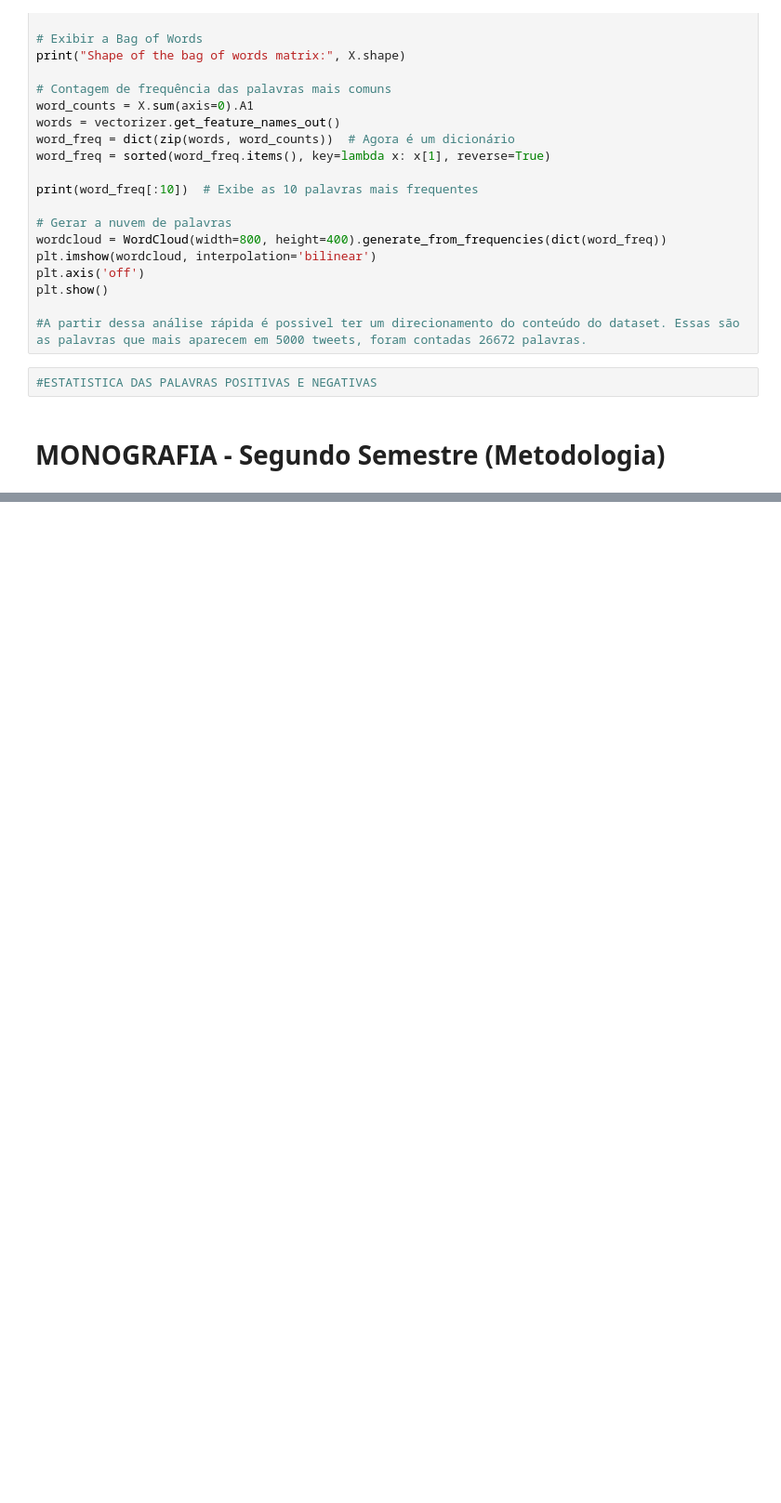
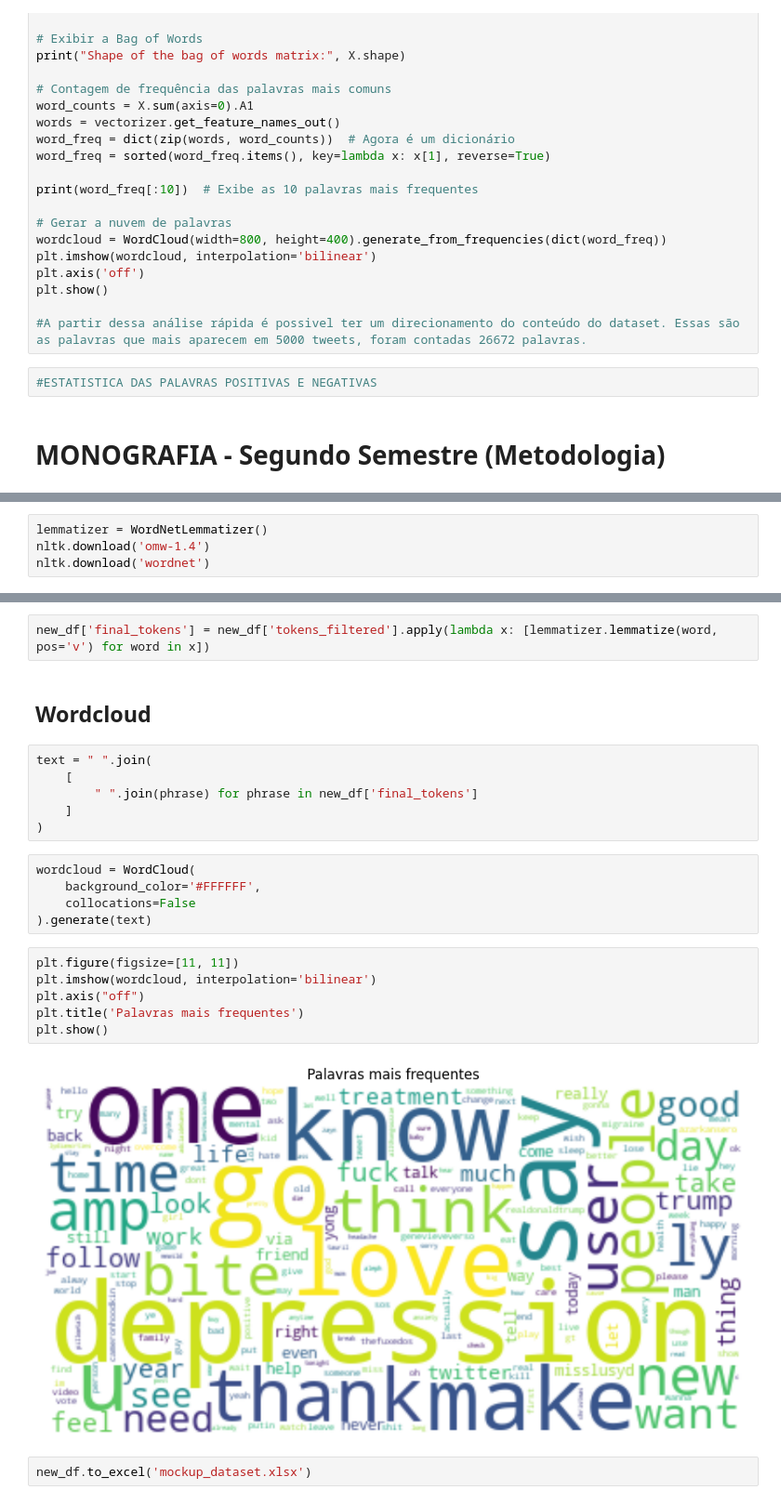
Before and after one commit to BrunoKlein504/depression_pln, a Jupyter notebook: ML_TCC.ipynb, the cells around one changed output, grey strips where cells are left out. Shown: that part at 93% size. Drawn from its saved outputs; the diff is of its cells as text; blank space fills up the shorter version.

```diff
--- a/ML_TCC.ipynb
+++ b/ML_TCC.ipynb
@@ -399,0 +476,4 @@ df.head()
+# %%
+lemmatizer = WordNetLemmatizer()
+nltk.download('omw-1.4')
+nltk.download('wordnet')
@@ -399,0 +488,25 @@ df.head()
+# %%
+new_df['final_tokens'] = new_df['tokens_filtered'].apply(lambda x: [lemmatizer.lemmatize(word, pos='v') for word in x])
+# %% [markdown]
+## Wordcloud
+# %%
+text = " ".join(
+    [
+        " ".join(phrase) for phrase in new_df['final_tokens']
+    ]
+)
+# %%
+wordcloud = WordCloud(
+    background_color='#FFFFFF',
+    collocations=False
+).generate(text)
+# %%
+plt.figure(figsize=[11, 11])
+plt.imshow(wordcloud, interpolation='bilinear')
+plt.axis("off")
+plt.title('Palavras mais frequentes')
+plt.show()
+# %% [output]
+[figure, added]
+# %%
+new_df.to_excel('mockup_dataset.xlsx')
```
Also changed, not shown: parts of 30 cells of this notebook, 1 other file.
